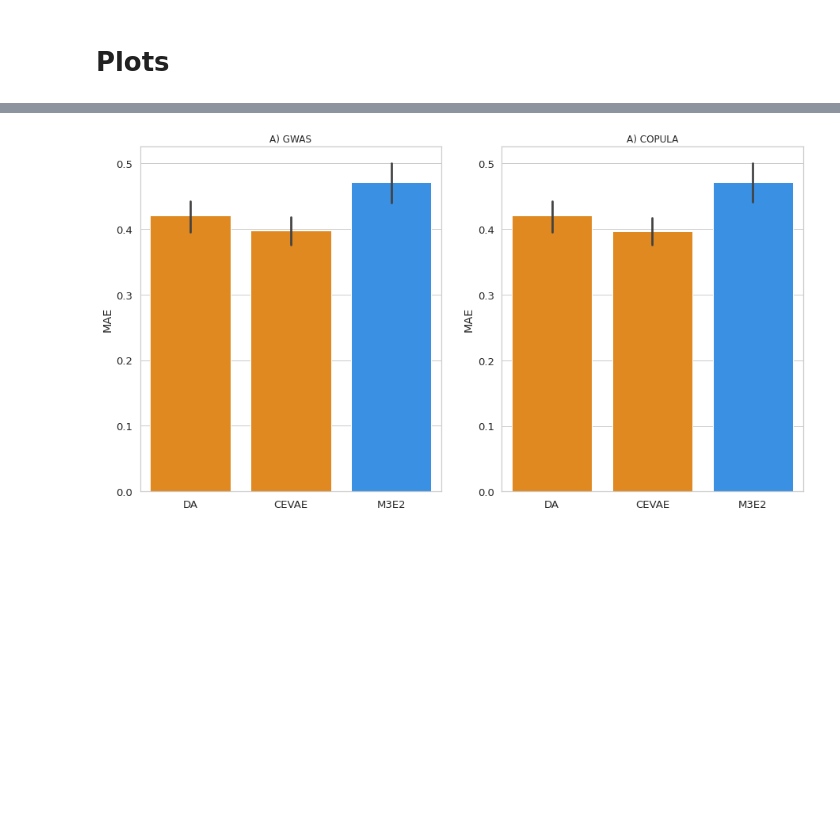
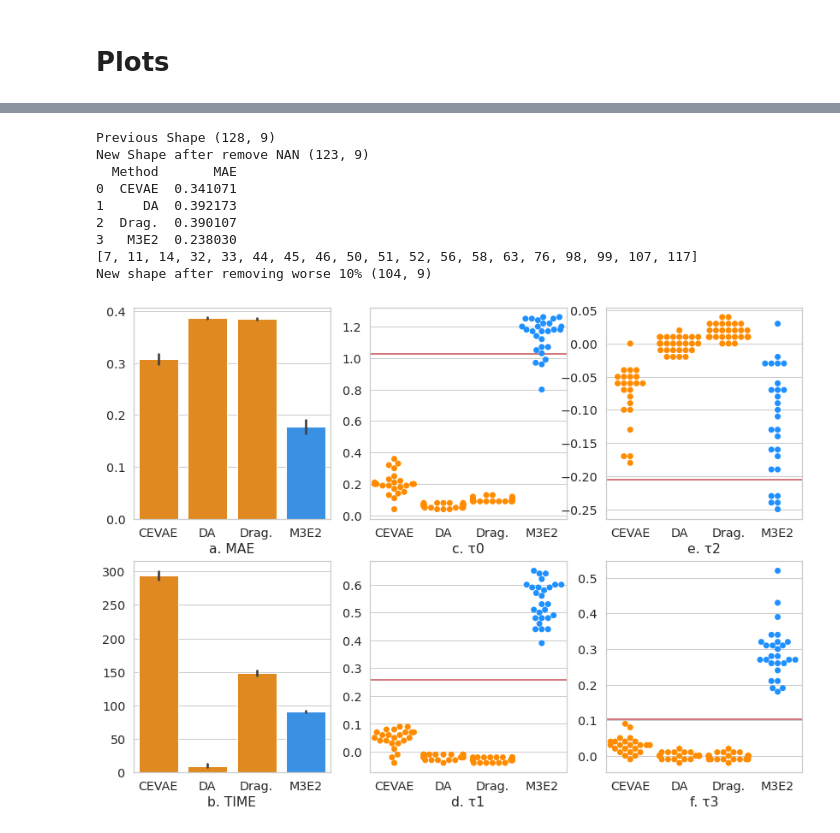
Before and after one commit to raquelaoki/M3E2, a Jupyter notebook: M3E2_plots.ipynb, the cells around one changed output, grey strips where cells are left out. Saved outputs shown, nothing was run; the diff lists cells and outputs as text; code cells hidden in the pictures; blank space fills up the shorter version.

```diff
--- a/M3E2_plots.ipynb
+++ b/M3E2_plots.ipynb
@@ -17,6 +17,6 @@ sns.set_style("whitegrid")
 
 # SEED i: Treatment j
 colors = ['#FF8C00','#1e90ff','#708090']
-order = ['DA','CEVAE','M3E2']
+order = ['CEVAE','DA','Drag.','M3E2']
 sns.set(font_scale=1.2)
 sns.set_style("whitegrid")
@@ -42,9 +352,11 @@ listfile
 # %%
 #picking config c as the individual plot results
-data = pd.read_csv(path+'output_'+dataname+'_config1c.csv').iloc[:, 1:]
+dataname2 = 'copula'
+data = pd.read_csv(path+'output_'+dataname2+'_config2c.csv').iloc[:, 1:]
+data['Method'] = data['Method'].str.replace("Dragonnet",'Drag.')
 data['type'] = 'Baselines'
 data['type'][data['Method']=='M3E2'] = 'Proposed'
-data.drop(['seed_models'],axis=1, inplace=True)
+data.drop(['seed_models','seed_data'],axis=1, inplace=True)
 print(data.head())
 
 TrueEffect = data[data['Method']=='TrueTreat']
@@ -52,4 +364,8 @@ TrueEffect.drop_duplicates(keep='first', inplace=True)
 print(TrueEffect)
 
 data = data[data['Method']!='TrueTreat']
+print(data.groupby(['Method']).mean())
+
+#data['MAE'] = fix_mae_copula(data,TrueEffect)
+data.head(10)
 # %% [output]
@@ -140,23 +401,37 @@ bd_copula = bd_gwas.copy()
 # %%
-#Overall
 colors = ['#FF8C00','#1e90ff','#708090']
-order = ['DA','CEVAE','M3E2']
-sns.set(font_scale=1.2)
-sns.set_style("whitegrid")
+fig, ((ax0, ax1, ax2), (ax3, ax4, ax5)) = plt.subplots(ncols=3, nrows=2, figsize = [14,10]) #)
 
-fig, ((ax0,ax1)) = plt.subplots(ncols=2, nrows=1, figsize = [15,8]) #)
+data_ = filter_na_quantile(data)
 
-#GWAS
-sns.barplot(ax=ax0, x=bd_gwas['Method'], y=bd_gwas['MAE'],palette=sns.color_palette(colors), hue=bd_gwas['type'],dodge=False)
-ax0.set(xlabel='', ylabel='MAE')
-ax0.set_title('A) GWAS',fontsize=12)
+plot_treat2(data_, TrueEffect, ax1,'T0', colors,order, 'c.','0')
+plot_treat2(data_, TrueEffect, ax4, 'T1', colors,order, 'd.','1')
+plot_treat2(data_, TrueEffect, ax2,'T2', colors,order, 'e.','2')
+plot_treat2(data_, TrueEffect, ax5, 'T3', colors,order, 'f.','3')
+
+#Last Plot
+sns.barplot(ax=ax0, x=data_['Method'], y=data_['MAE'],palette=sns.color_palette(colors),
+            hue=data_['type'],dodge=False, order =order)
+ax0.set(xlabel='a. MAE', ylabel='')
+#ax0.set_title('a. MAE',fontsize=12)
 ax0.legend([],[], frameon=False)
 
-#COPULA
-sns.barplot(ax=ax1, x=bd_copula['Method'], y=bd_copula['MAE'],palette=sns.color_palette(colors), hue=bd_copula['type'],dodge=False)
-ax1.set(xlabel='', ylabel='MAE')
-ax1.set_title('A) COPULA',fontsize=12)
-ax1.legend([],[], frameon=False)
-plt.savefig('mae_average.png', dpi=300, bbox_inches='tight')
+sns.barplot(ax=ax3, x=data_['Method'], y=data_['Time(s)'],palette=sns.color_palette(colors),
+            hue=data_['type'],dodge=False, order =order)
+ax3.set(xlabel='b. TIME', ylabel='')
+#ax3.set_title('b. TIME',fontsize=12)
+ax3.legend([],[], frameon=False)
+
+
+plt.savefig('mae_6plots.png', dpi=300, bbox_inches='tight')
 # %% [output]
+Previous Shape (128, 9)
+New Shape after remove NAN (123, 9)
+  Method       MAE
+0  CEVAE  0.341071
+1     DA  0.392173
+2  Drag.  0.390107
+3   M3E2  0.238030
+[7, 11, 14, 32, 33, 44, 45, 46, 50, 51, 52, 56, 58, 63, 76, 98, 99, 107, 117]
+New shape after removing worse 10% (104, 9)
-[figure, old version]
+[figure, new version]
```
Also changed, not shown: parts of 18 cells of this notebook, 6 other files.
